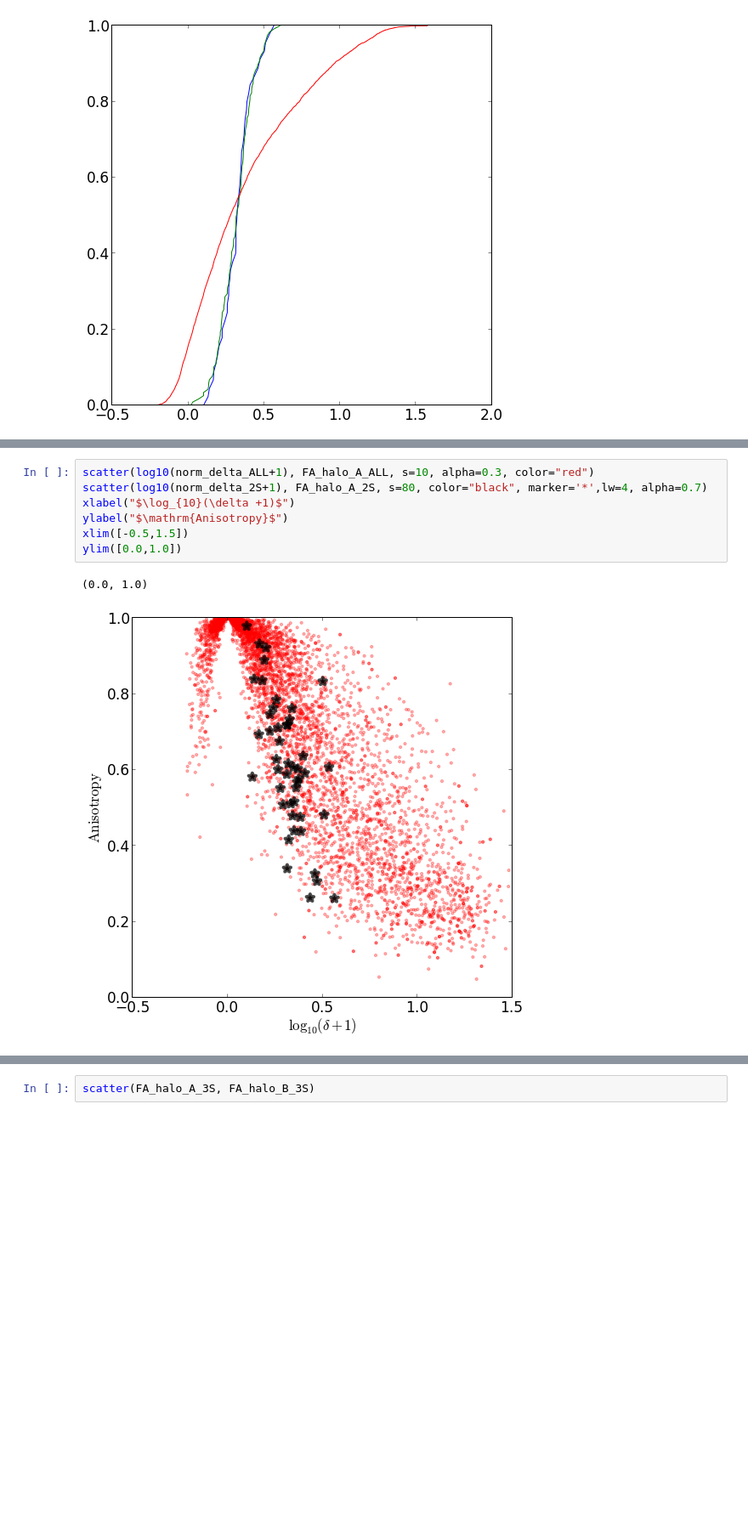
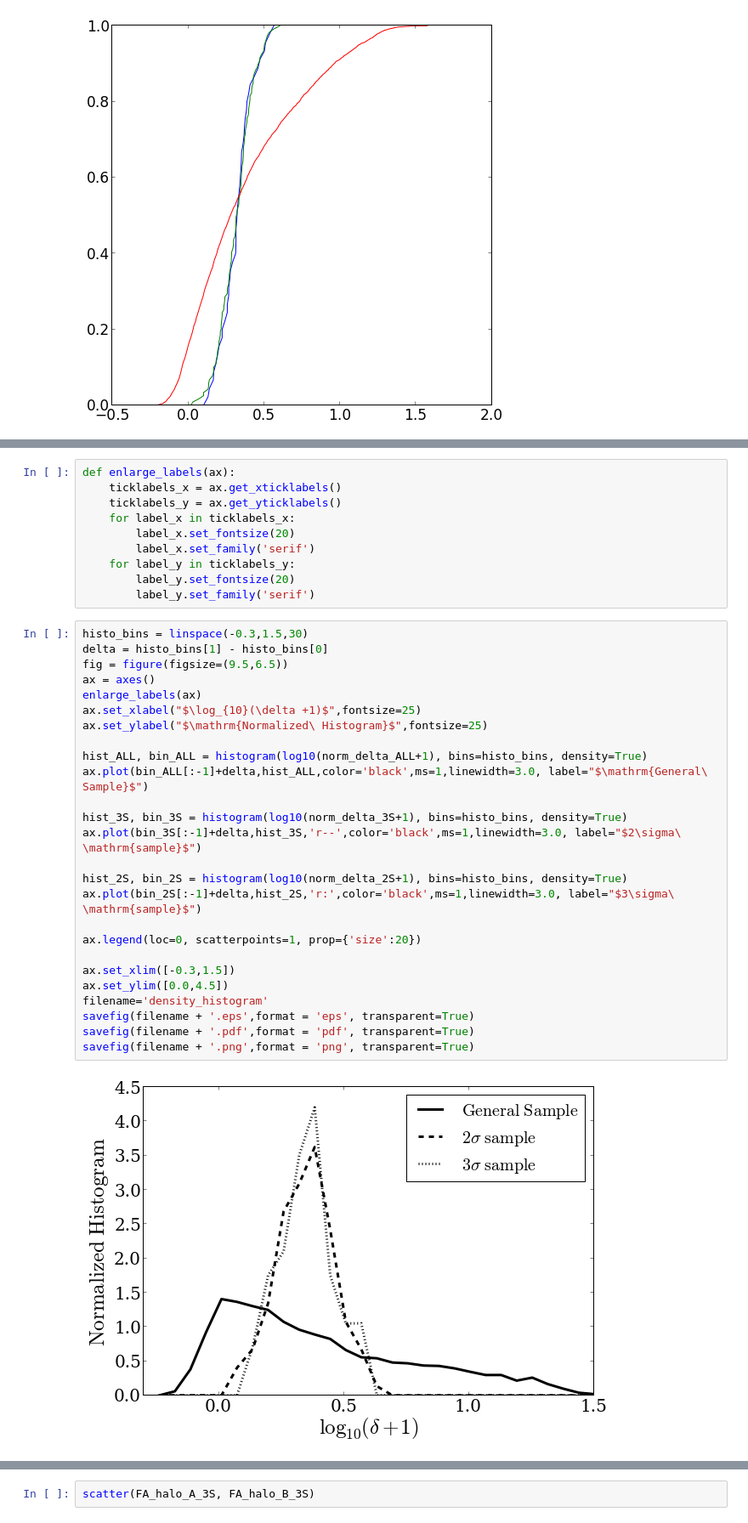
Before and after one commit to forero/LGEnvironment, a Jupyter notebook: code/AnalyzeData.ipynb, the cells around one changed output, grey strips where cells are left out. Shown at 85% size. Drawn from its saved outputs; the diff is of its cells as text; blank space fills up the shorter version.

Commit message:
paper quality plots

```diff
--- a/code/AnalyzeData.ipynb
+++ b/code/AnalyzeData.ipynb
@@ -194,10 +176,38 @@ plot(sort(abs(FA_halo_A_ALL - FA_halo_B_ALL)), linspace(0,1.0,n_ALL))
-# %%
-scatter(log10(norm_delta_ALL+1), FA_halo_A_ALL, s=10, alpha=0.3, color="red")
-scatter(log10(norm_delta_2S+1), FA_halo_A_2S, s=80, color="black", marker='*',lw=4, alpha=0.7)
-xlabel("$\log_{10}(\delta +1)$")
-ylabel("$\mathrm{Anisotropy}$")
-xlim([-0.5,1.5])
-ylim([0.0,1.0])
-# %% [output]
-(0.0, 1.0)
-[figure, removed]
+# %%
+def enlarge_labels(ax):
+    ticklabels_x = ax.get_xticklabels()
+    ticklabels_y = ax.get_yticklabels()
+    for label_x in ticklabels_x:
+        label_x.set_fontsize(20)
+        label_x.set_family('serif')
+    for label_y in ticklabels_y:
+        label_y.set_fontsize(20)
+        label_y.set_family('serif')
+# %%
+histo_bins = linspace(-0.3,1.5,30)
+delta = histo_bins[1] - histo_bins[0]
+fig = figure(figsize=(9.5,6.5))
+ax = axes()
+enlarge_labels(ax)
+ax.set_xlabel("$\log_{10}(\delta +1)$",fontsize=25)
+ax.set_ylabel("$\mathrm{Normalized\ Histogram}$",fontsize=25)
+
+hist_ALL, bin_ALL = histogram(log10(norm_delta_ALL+1), bins=histo_bins, density=True)
+ax.plot(bin_ALL[:-1]+delta,hist_ALL,color='black',ms=1,linewidth=3.0, label="$\mathrm{General\ Sample}$")
+
+hist_3S, bin_3S = histogram(log10(norm_delta_3S+1), bins=histo_bins, density=True)
+ax.plot(bin_3S[:-1]+delta,hist_3S,'r--',color='black',ms=1,linewidth=3.0, label="$2\sigma\ \mathrm{sample}$")
+
+hist_2S, bin_2S = histogram(log10(norm_delta_2S+1), bins=histo_bins, density=True)
+ax.plot(bin_2S[:-1]+delta,hist_2S,'r:',color='black',ms=1,linewidth=3.0, label="$3\sigma\ \mathrm{sample}$")
+
+ax.legend(loc=0, scatterpoints=1, prop={'size':20})
+
+ax.set_xlim([-0.3,1.5])
+ax.set_ylim([0.0,4.5])
+filename='density_histogram'
+savefig(filename + '.eps',format = 'eps', transparent=True)
+savefig(filename + '.pdf',format = 'pdf', transparent=True)
+savefig(filename + '.png',format = 'png', transparent=True)
+# %% [output]
+[figure, added]
```
Also changed, not shown: parts of 5 cells of this notebook.
